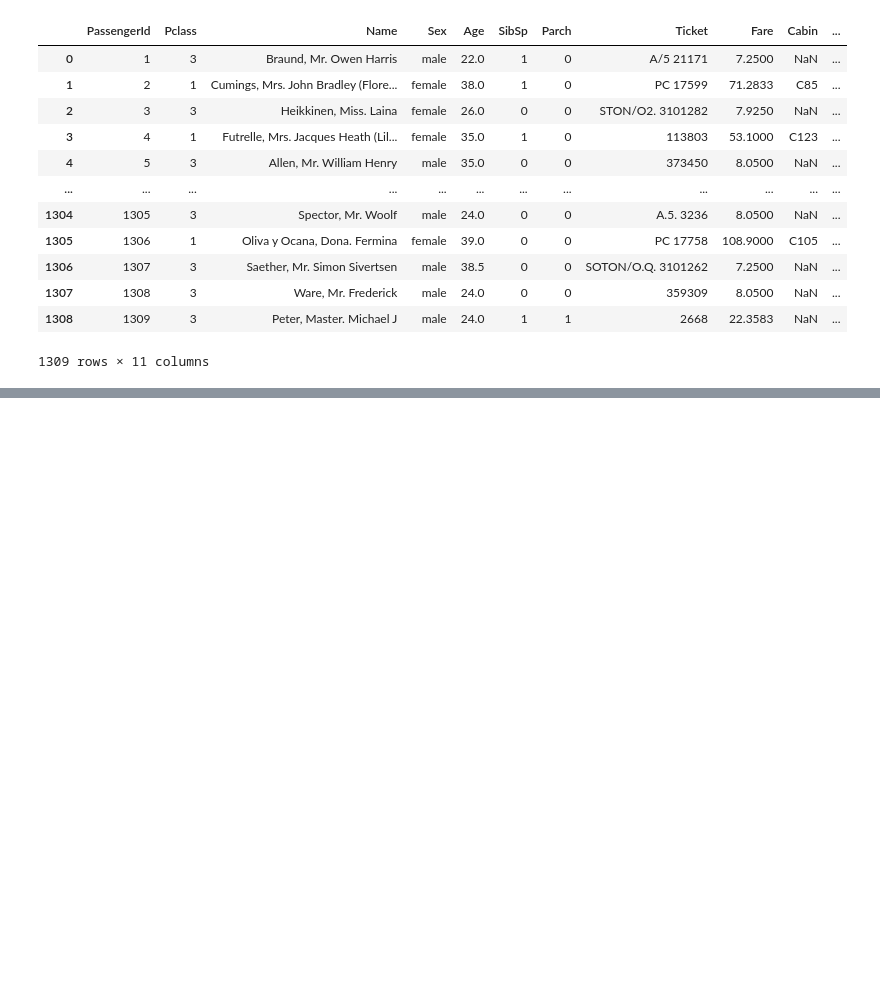
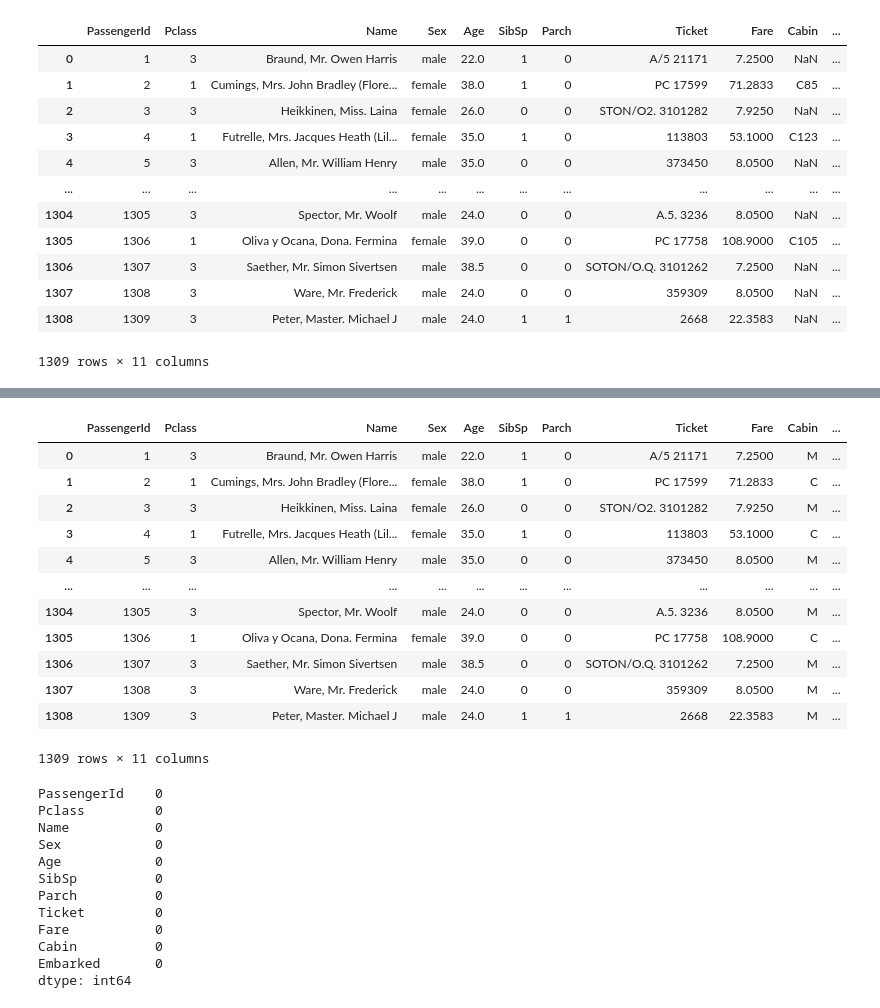
Before and after one commit to connorruss2005-cmd/Exploratory-Analysis-Titanic-dataset, a Jupyter notebook: wrangling_training_data.ipynb, the cells around one changed output, grey strips where cells are left out. Cells and saved outputs as stored; diff of their text form; code cells hidden in the pictures; blank space fills up the shorter version.

Commit message:
missing values filled in, further preprocessing is required.

```diff
--- a/wrangling_training_data.ipynb
+++ b/wrangling_training_data.ipynb
@@ -196,3 +197,14 @@ Name: count, dtype: int64
 | 1307 | 1308 | 3 | Ware, Mr. Frederick | male | 24.0 | 0 | 0 | 359309 | 8.0500 | NaN | ... |
 | 1308 | 1309 | 3 | Peter, Master. Michael J | male | 24.0 | 1 | 1 | 2668 | 22.3583 | NaN | ... |
 1309 rows × 11 columns
+# %%
+combined_pd.fillna({"Cabin":"M"}, inplace = True)
+
+# want to take the first letter of the cabin and use that as a feature.
+combined_pd["Cabin"] = combined_pd["Cabin"].str[0]
+
+print(combined_pd["Cabin"].value_counts())
+
+# replace the T value with M as it is the only one and is an outlier.
+idx = np.where(combined_pd["Cabin"] == "T")[0]
+combined_pd.loc[idx, "Cabin"] = 'M'
@@ -198,0 +222,29 @@ Name: count, dtype: int64
+# %%
+display(combined_pd)
+print(combined_pd.isnull().sum())
+# %% [output]
+|  | PassengerId | Pclass | Name | Sex | Age | SibSp | Parch | Ticket | Fare | Cabin | ... |
+| 0 | 1 | 3 | Braund, Mr. Owen Harris | male | 22.0 | 1 | 0 | A/5 21171 | 7.2500 | M | ... |
+| 1 | 2 | 1 | Cumings, Mrs. John Bradley (Flore... | female | 38.0 | 1 | 0 | PC 17599 | 71.2833 | C | ... |
+| 2 | 3 | 3 | Heikkinen, Miss. Laina | female | 26.0 | 0 | 0 | STON/O2. 3101282 | 7.9250 | M | ... |
+| 3 | 4 | 1 | Futrelle, Mrs. Jacques Heath (Lil... | female | 35.0 | 1 | 0 | 113803 | 53.1000 | C | ... |
+| 4 | 5 | 3 | Allen, Mr. William Henry | male | 35.0 | 0 | 0 | 373450 | 8.0500 | M | ... |
+| ... | ... | ... | ... | ... | ... | ... | ... | ... | ... | ... | ... |
+| 1304 | 1305 | 3 | Spector, Mr. Woolf | male | 24.0 | 0 | 0 | A.5. 3236 | 8.0500 | M | ... |
+| 1305 | 1306 | 1 | Oliva y Ocana, Dona. Fermina | female | 39.0 | 0 | 0 | PC 17758 | 108.9000 | C | ... |
+| 1306 | 1307 | 3 | Saether, Mr. Simon Sivertsen | male | 38.5 | 0 | 0 | SOTON/O.Q. 3101262 | 7.2500 | M | ... |
+| 1307 | 1308 | 3 | Ware, Mr. Frederick | male | 24.0 | 0 | 0 | 359309 | 8.0500 | M | ... |
+| 1308 | 1309 | 3 | Peter, Master. Michael J | male | 24.0 | 1 | 1 | 2668 | 22.3583 | M | ... |
+1309 rows × 11 columns
+PassengerId    0
+Pclass         0
+Name           0
+Sex            0
+Age            0
+SibSp          0
+Parch          0
+Ticket         0
+Fare           0
+Cabin          0
+Embarked       0
+dtype: int64
```
Also changed, not shown: parts of 2 cells of this notebook.
